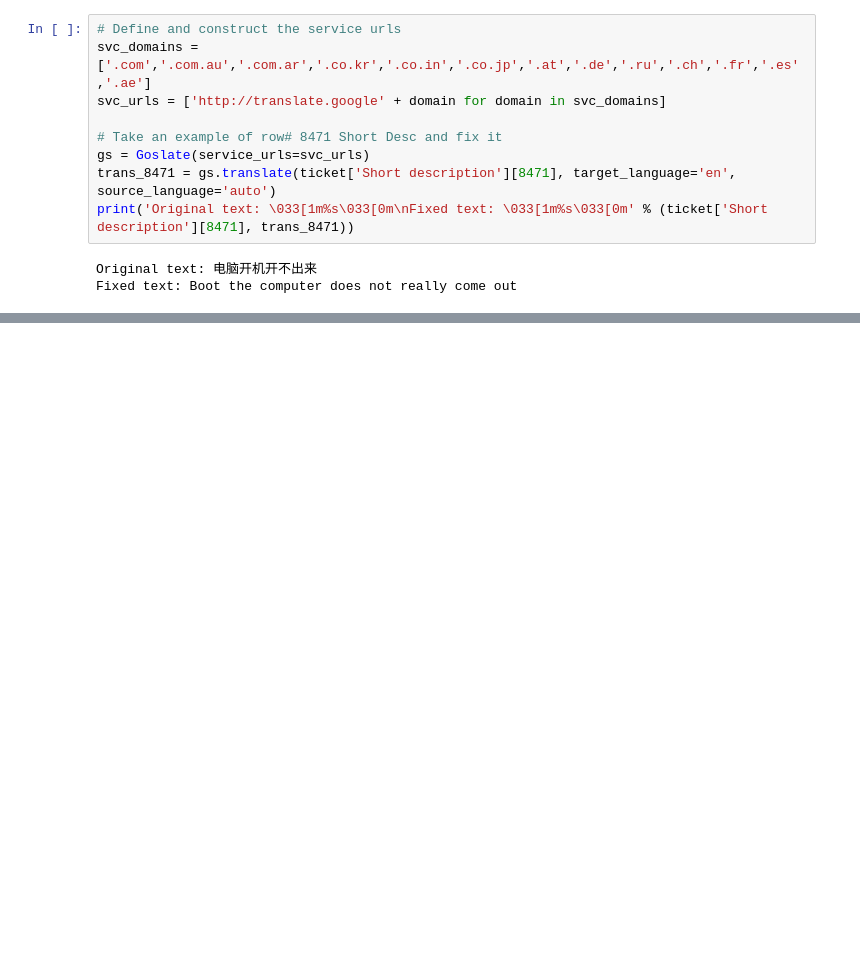
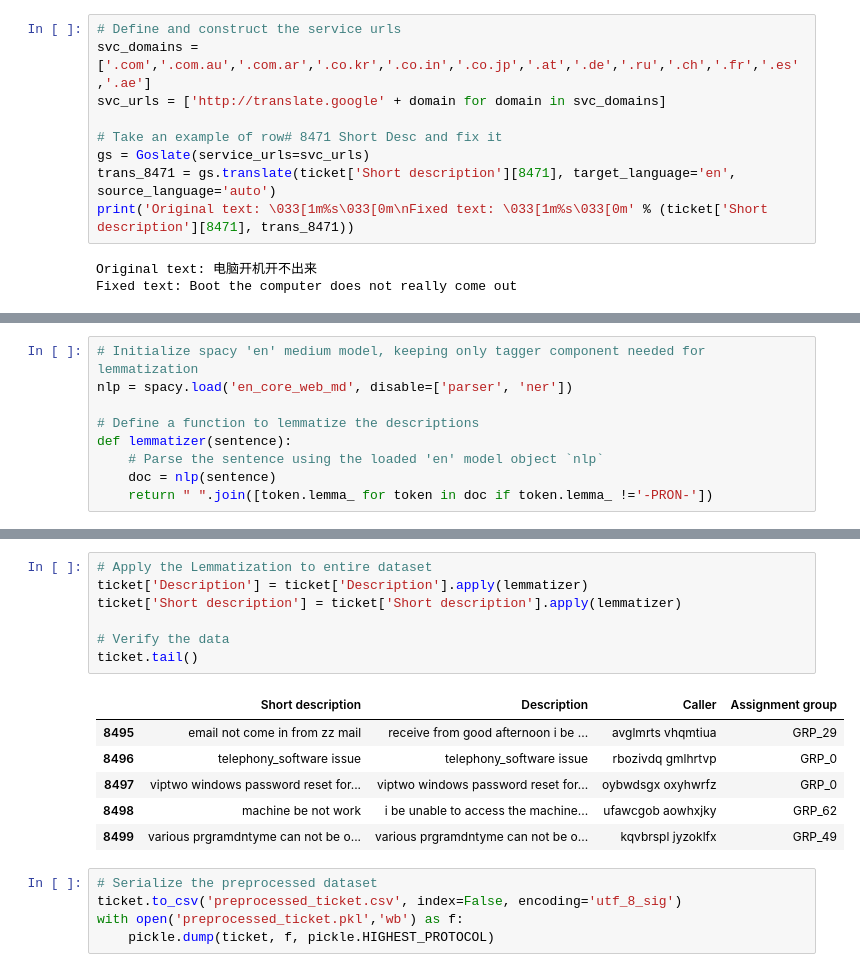
Before and after one commit to theakshaydas/PGP-AIML, a Jupyter notebook: CaseStudies/Capstone Projects/1-NLP-Automatic.Ticket.Assignment/Automatic_Ticket_neptune.ipynb, the cells around one changed output, grey strips where cells are left out. Cells and saved outputs as stored; diff of their text form; blank space fills up the shorter version.

```diff
--- a/CaseStudies/Capstone Projects/1-NLP-Automatic.Ticket.Assignment/Automatic_Ticket_neptune.ipynb
+++ b/CaseStudies/Capstone Projects/1-NLP-Automatic.Ticket.Assignment/Automatic_Ticket_neptune.ipynb
@@ -621,0 +491,9 @@ array([[ 164,   75,    0,    0,    0,    0,    0,    0,    0,    0,    0,
+# %%
+# Initialize spacy 'en' medium model, keeping only tagger component needed for lemmatization
+nlp = spacy.load('en_core_web_md', disable=['parser', 'ner'])
+
+# Define a function to lemmatize the descriptions
+def lemmatizer(sentence):
+    # Parse the sentence using the loaded 'en' model object `nlp`
+    doc = nlp(sentence)
+    return " ".join([token.lemma_ for token in doc if token.lemma_ !='-PRON-'])
@@ -621,0 +513,19 @@ array([[ 164,   75,    0,    0,    0,    0,    0,    0,    0,    0,    0,
+# %%
+# Apply the Lemmatization to entire dataset
+ticket['Description'] = ticket['Description'].apply(lemmatizer)
+ticket['Short description'] = ticket['Short description'].apply(lemmatizer)
+
+# Verify the data
+ticket.tail()
+# %% [output]
+|  | Short description | Description | Caller | Assignment group |
+| 8495 | email not come in from zz mail | receive from good afternoon i be ... | avglmrts vhqmtiua | GRP_29 |
+| 8496 | telephony_software issue | telephony_software issue | rbozivdq gmlhrtvp | GRP_0 |
+| 8497 | viptwo windows password reset for... | viptwo windows password reset for... | oybwdsgx oxyhwrfz | GRP_0 |
+| 8498 | machine be not work | i be unable to access the machine... | ufawcgob aowhxjky | GRP_62 |
+| 8499 | various prgramdntyme can not be o... | various prgramdntyme can not be o... | kqvbrspl jyzoklfx | GRP_49 |
+# %%
+# Serialize the preprocessed dataset
+ticket.to_csv('preprocessed_ticket.csv', index=False, encoding='utf_8_sig')
+with open('preprocessed_ticket.pkl','wb') as f:
+    pickle.dump(ticket, f, pickle.HIGHEST_PROTOCOL)
```
Also changed, not shown: parts of 63 cells of this notebook, 1 other file.
